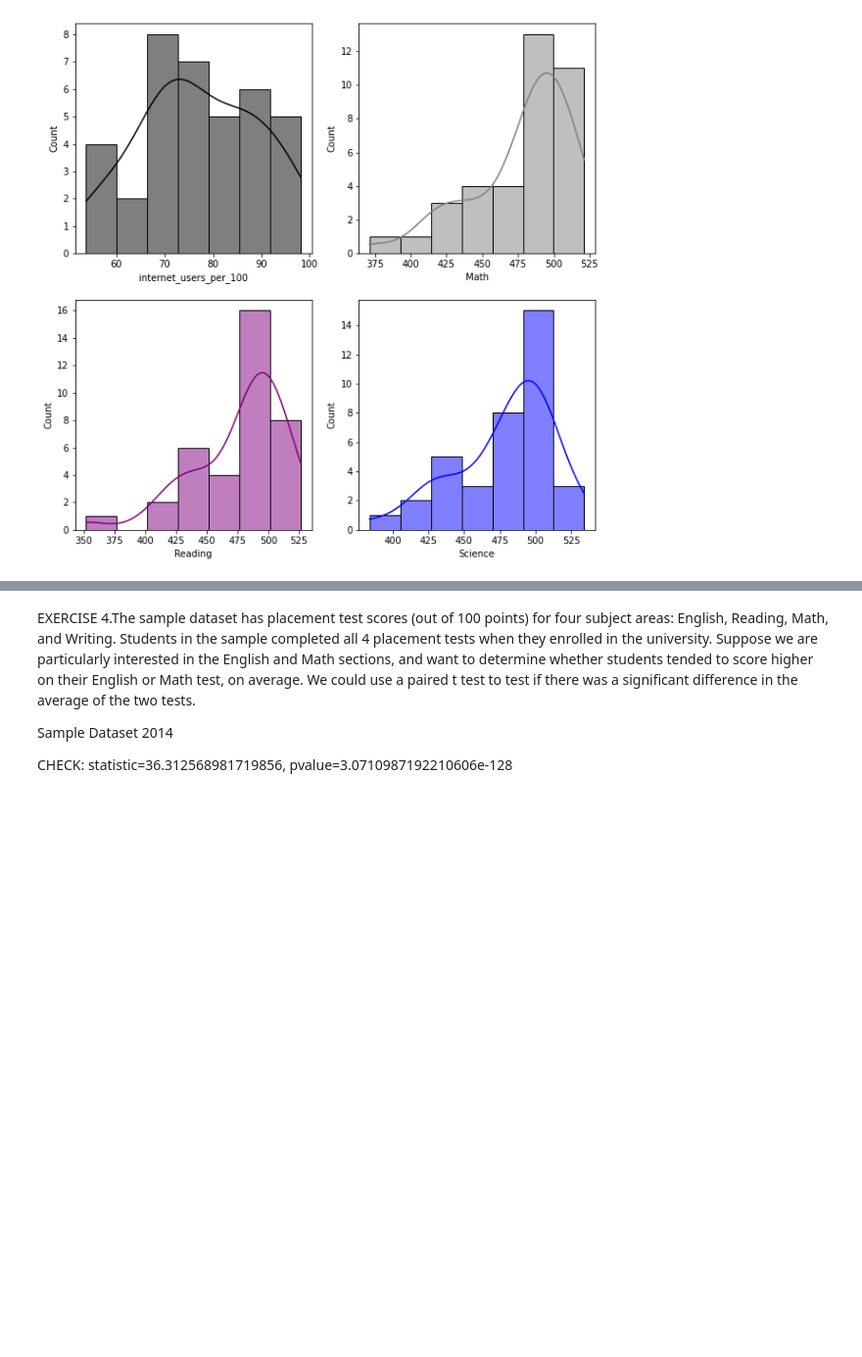
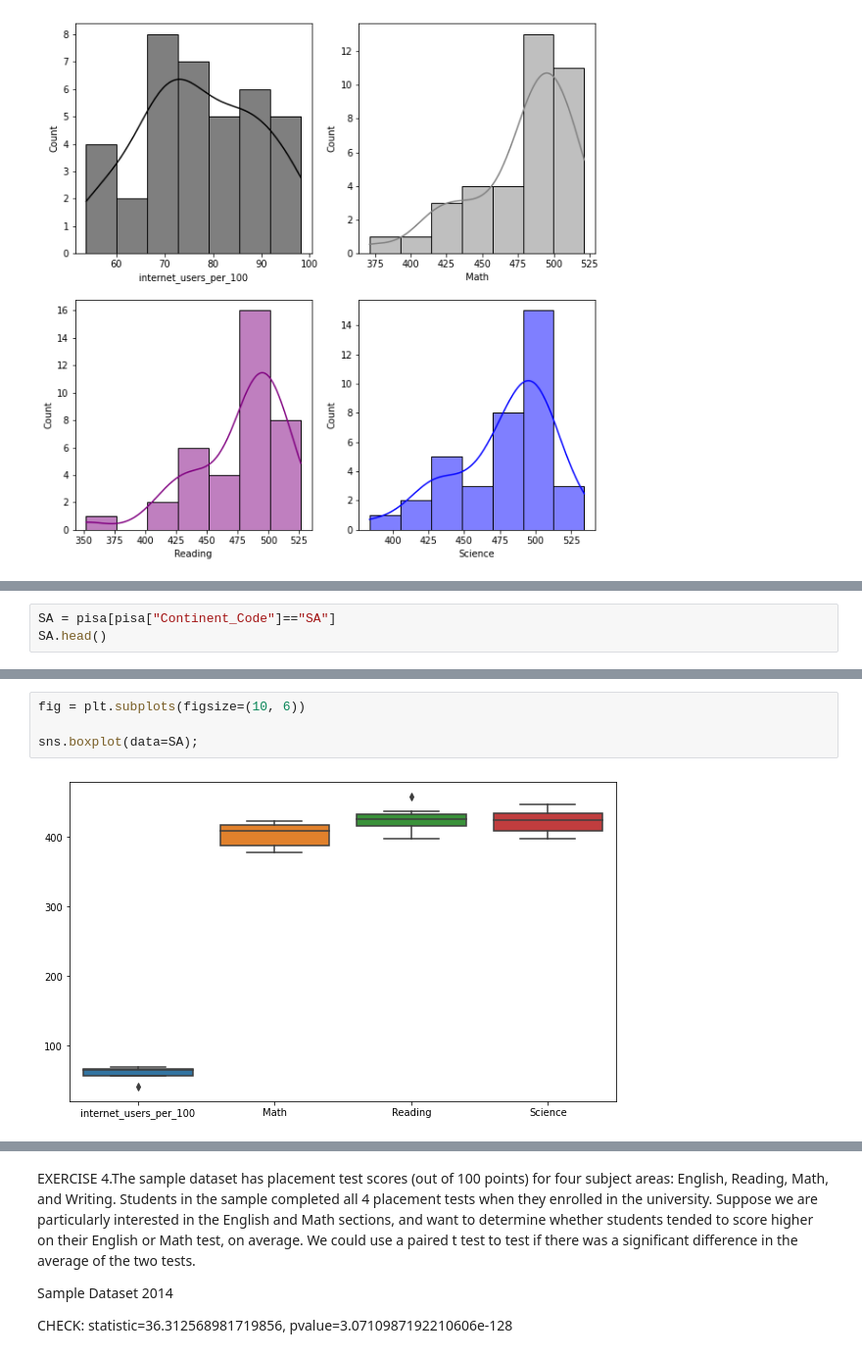
Before and after one commit to cobwebmen/Clarusway_Data_Sciene, a Jupyter notebook: Clarusway_Data_Analytics/Statistics Assignment/Assignment_5.ipynb, the cells around one changed output, grey strips where cells are left out. Shown: that part at 98% size. Saved outputs shown, nothing was run; the diff lists cells and outputs as text; blank space fills up the shorter version.

```diff
--- a/Clarusway_Data_Analytics/Statistics Assignment/Assignment_5.ipynb
+++ b/Clarusway_Data_Analytics/Statistics Assignment/Assignment_5.ipynb
@@ -195,0 +245,3 @@ sns.histplot(data=EU, x="Science", kde=True, color="blue", ax=axs[1, 1]);
+# %%
+SA = pisa[pisa["Continent_Code"]=="SA"]
+SA.head()
@@ -195,0 +275,6 @@ sns.histplot(data=EU, x="Science", kde=True, color="blue", ax=axs[1, 1]);
+# %%
+fig = plt.subplots(figsize=(10, 6))
+
+sns.boxplot(data=SA);
+# %% [output]
+[figure, added]
```
Also changed, not shown: parts of 27 cells of this notebook.
